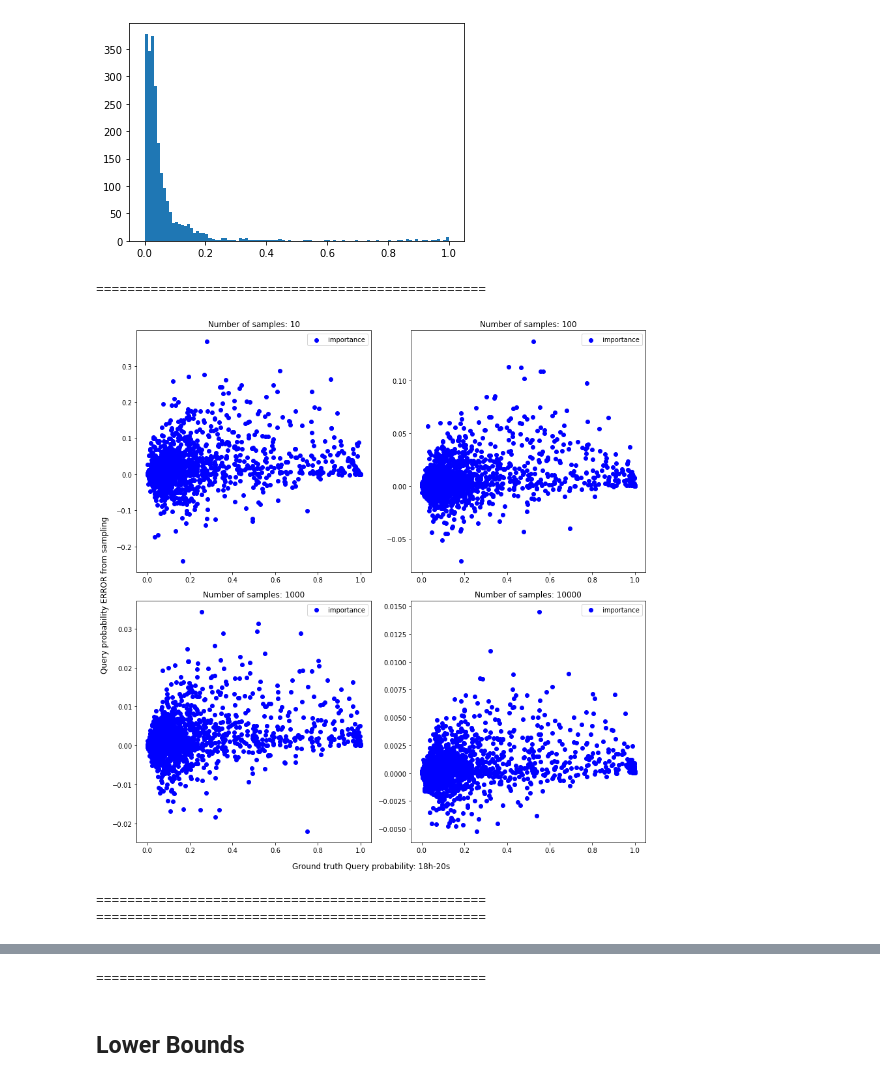
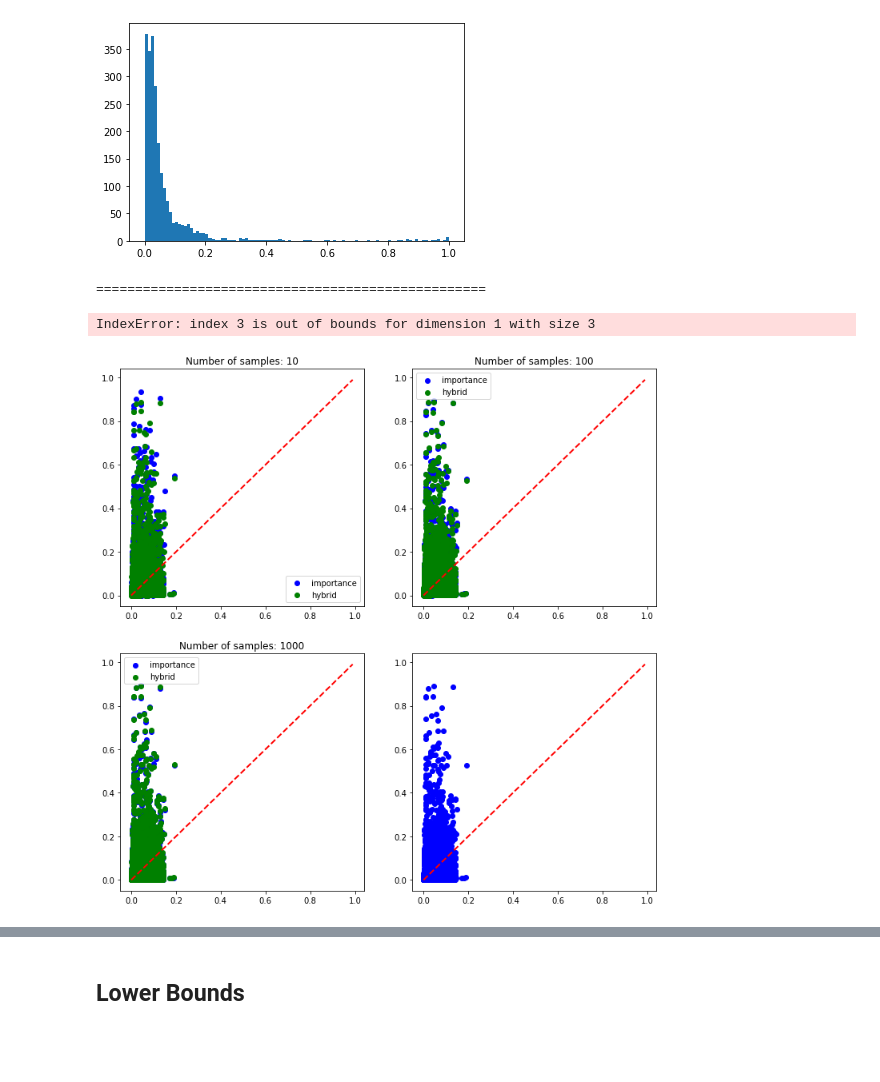
Before and after one commit to vshah99/prob_seq_queries_nnproject, a Jupyter notebook: notebooks/Beam_search_v_sampling.ipynb, the cells around one changed output, grey strips where cells are left out. Saved outputs shown, nothing was run; the diff lists cells and outputs as text; code cells hidden in the pictures; blank space fills up the shorter version.

Commit message:
Added visualization code

```diff
--- a/notebooks/Beam_search_v_sampling.ipynb
+++ b/notebooks/Beam_search_v_sampling.ipynb
@@ -171,30 +168,30 @@ def gt_v_samp_plot(gt_data_path, samp_data_path_imp, samp_data_path_rand,pvals,
     plt.tight_layout()
     return axs
 # %%
-samples = [100,1000,10000,100000]
-dataset = 'shakespeare'
+samples = [10,100,1000]
+dataset = 'amazon'
 path_templates =["../data/ground_truth/{0}/val_dl/val-dl_{0}_ground-truth_{1}h_{2}s.pkl",
          "../data/importance_sampling/{0}/val_dl/val-dl_{0}_importance-sampling_{1}h_{2}s_10000mc.pkl",
-         "../data/beam_search_is_hybrid/{0}/val_dl/val-dl_{0}_beam-search-is-hybrid_{1}h_{2}s_10000mc.pkl"
+         "../data/beam_search_is_hybrid/{0}/val_dl/val-dl_{0}_beam-search-is-hybrid_{1}h_{2}s_1000mc.pkl"
                 ]
-path_vals = [[18,20],[17,20]]
+# path_vals = [[18,20],[17,20]]
+path_vals = [[13,15],]
 # print("HI")
 
 for pvals in path_vals:
     gt_path = path_templates[0].format(dataset,*pvals)
     samp_path_imp = path_templates[1].format(dataset,*pvals)
     samp_path_rand = path_templates[2].format(dataset,*pvals)
     print("====="*10)
     # try:
     plot_search_vs_sample_relative(gt_path, samp_path_imp,pvals[0],pvals[1],4,samp_data_path_rand=samp_path_rand,
-                          sample_sizes=[10,100,1000,10000],)
+                          sample_sizes=samples,)
     plt.show()
     print("====="*10)
         # except Exception as e:
         #     print(e)
         #     print(f"failed for pvals {pvals}")
 # %% [output]
 ==================================================
+IndexError: index 3 is out of bounds for dimension 1 with size 3
-[figure, old version]
+[figure, new version]
-==================================================
-==================================================
@@ -202,4 +198,3 @@ for pvals in path_vals:
-==================================================
 # %%
 def new_gt_v_samp_plot(gt_data_path, samp_data_path_imp, samp_data_path_rand,pvals,
                    sample_sizes, shuffle = False,gt_type="Ground truth",
```
Also changed, not shown: parts of 2 cells of this notebook, 7 other files.
